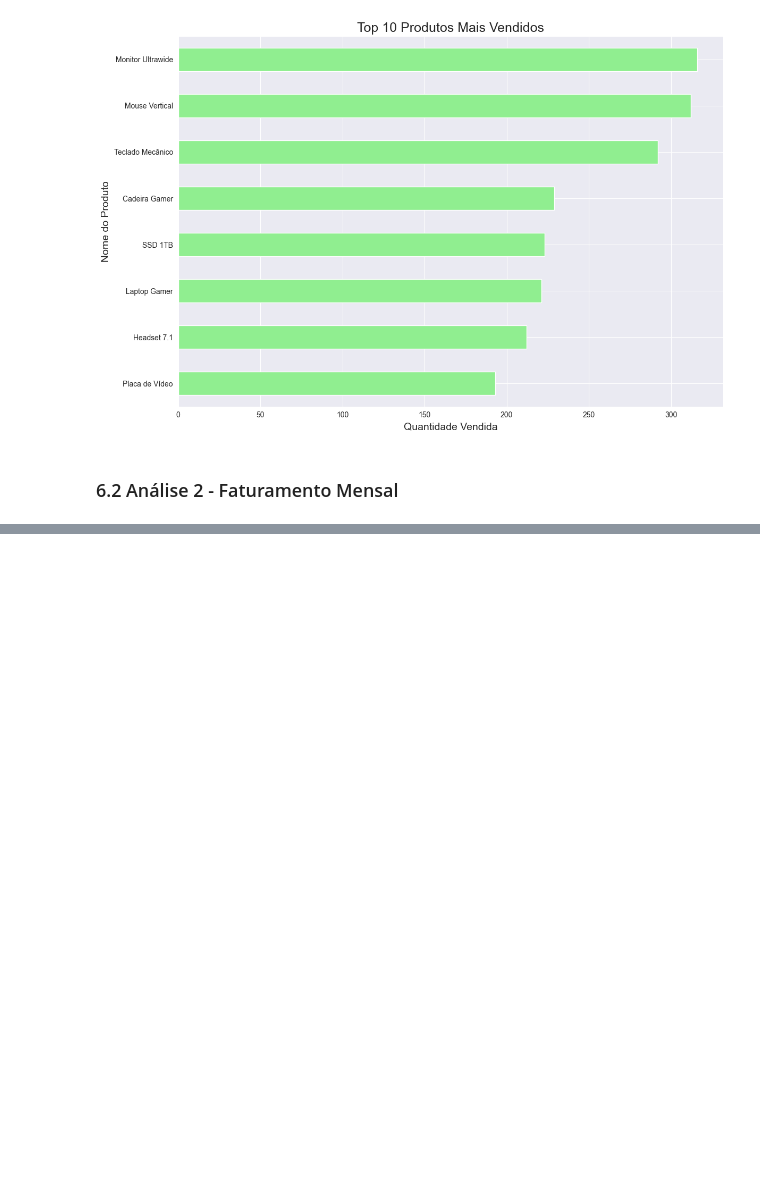
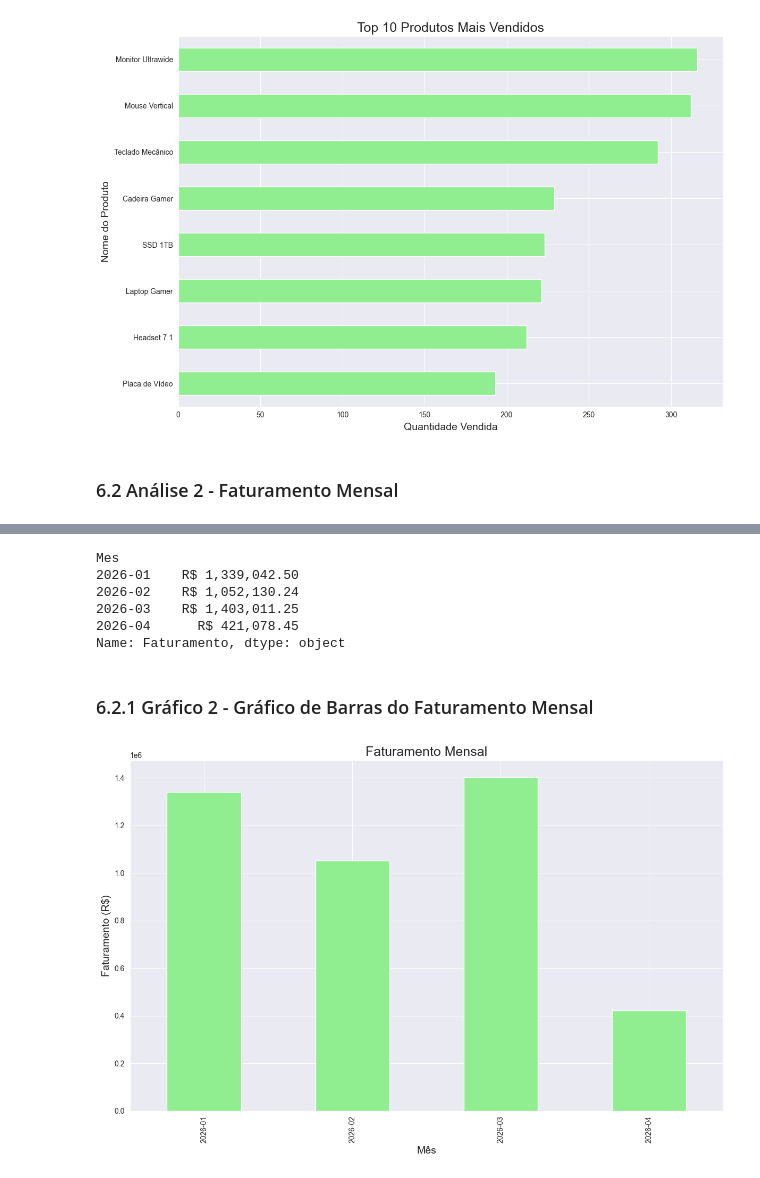
Before and after one commit to letambelli/dsa-python-fundamentos-da-linguagem-python-mini-projeto-1, a Jupyter notebook: main.ipynb, the cells around one changed output, grey strips where cells are left out. Cells and saved outputs as stored; diff of their text form; code cells hidden in the pictures; blank space fills up the shorter version.

```diff
--- a/main.ipynb
+++ b/main.ipynb
@@ -383,3 +383,5 @@ df1.head()
 | 2 | 1002 | 2026-01-01 01:00:00 | Monitor Ultrawide | Eletrônicos | 2800.00 | 5 | 112 | Porto Alegre | ... |
 | 3 | 1003 | 2026-01-01 01:00:00 | Headset 7.1 | Acessórios | 800.00 | 5 | 118 | Belo Horizonte | ... |
 | 4 | 1004 | 2026-01-01 17:00:00 | Teclado Mecânico | Acessórios | 539.57 | 7 | 111 | São Paulo | ... |
+# %%
+df1["Mes"] = df1["Data_Pedido"].dt.to_period("M")
@@ -385,0 +412,27 @@ df1.head()
+# %%
+faturamento_mensal = df1.groupby("Mes")["Faturamento"].sum().sort_index()
+# %%
+faturamento_mensal.index = faturamento_mensal.index.strftime('%Y-%m')
+# %%
+faturamento_mensal.map('R$ {:,.2f}'.format)
+# %% [output]
+Mes
+2026-01    R$ 1,339,042.50
+2026-02    R$ 1,052,130.24
+2026-03    R$ 1,403,011.25
+2026-04      R$ 421,078.45
+Name: Faturamento, dtype: object
+# %% [markdown]
+### 6.2.1 Gráfico 2 - Gráfico de Barras do Faturamento Mensal
+# %%
+plt.figure(figsize = (12, 8))
+
+faturamento_mensal.plot(kind = 'bar', color = 'lightgreen')
+
+plt.title("Faturamento Mensal", fontsize = 18)
+plt.xlabel("Mês", fontsize = 14)
+plt.ylabel("Faturamento (R$)", fontsize = 14)
+plt.tight_layout()
+plt.show()
+# %% [output]
+[figure, added]
```
Also changed, not shown: parts of 5 cells of this notebook.
